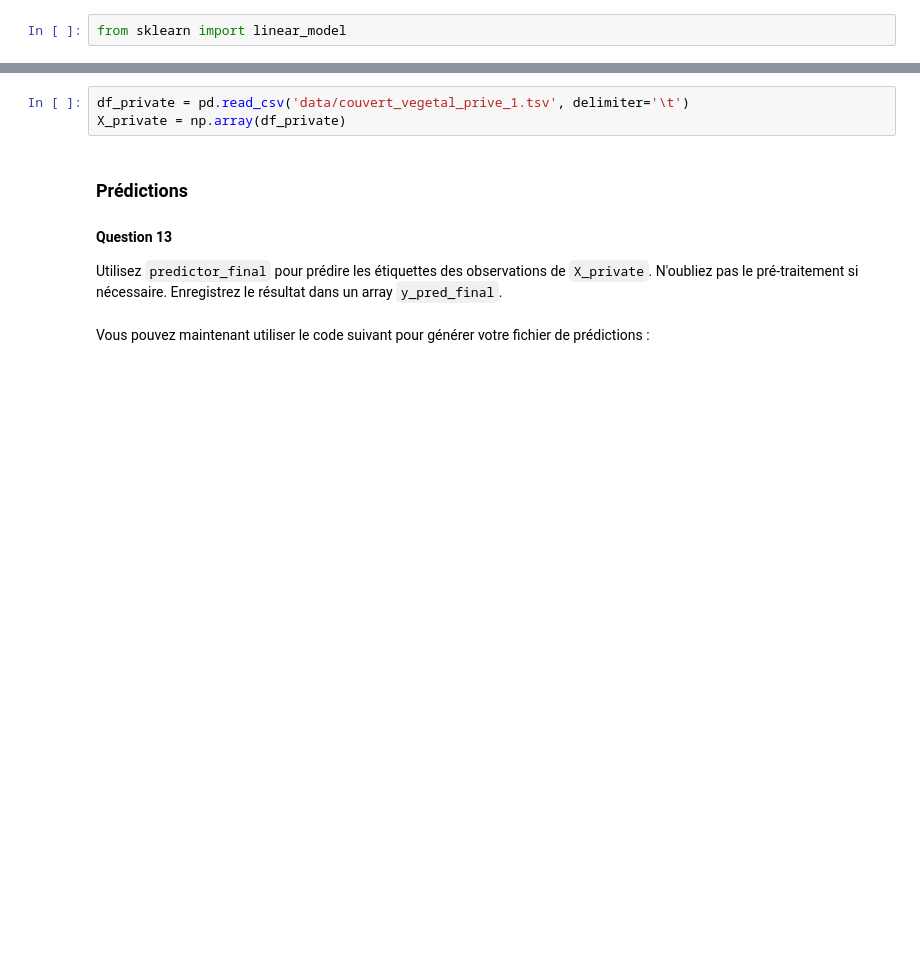
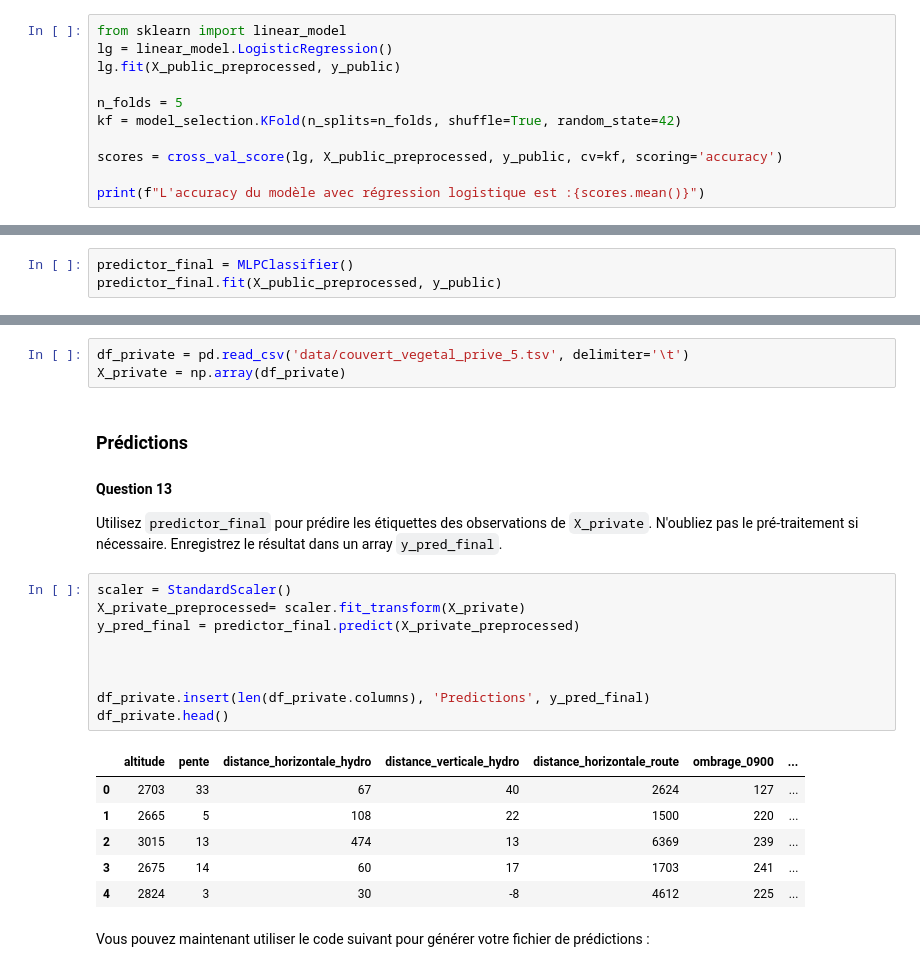
Before and after one commit to LucieTrolle/Projet-Traitement-du-Signal, a Jupyter notebook: Projet_SDD_2024.ipynb, the cells around one changed output, grey strips where cells are left out. Drawn from its saved outputs; the diff is of its cells as text; blank space fills up the shorter version.

```diff
--- a/Projet_SDD_2024.ipynb
+++ b/Projet_SDD_2024.ipynb
@@ -236,3 +281,12 @@ Comparez à l'accuracy du modèle de k plus proches voisins.
 Documentation : [sklearn.linear_model.LogisticRegression](https://scikit-learn.org/stable/modules/generated/sklearn.linear_model.LogisticRegression.html)
 # %%
 from sklearn import linear_model
+lg = linear_model.LogisticRegression()
+lg.fit(X_public_preprocessed, y_public)
+
+n_folds = 5
+kf = model_selection.KFold(n_splits=n_folds, shuffle=True, random_state=42)
+
+scores = cross_val_score(lg, X_public_preprocessed, y_public, cv=kf, scoring='accuracy')
+
+print(f"L'accuracy du modèle avec régression logistique est :{scores.mean()}")
@@ -255,3 +327,6 @@ Comparez aux accuracies obtenues jusqu'à présent.
 a) Quel algorithme d'apprentissage, avec quel(s) hyperparamètres, choisissez-vous pour apprendre votre modèle final ?
 
 b) Utilisez cet algorithme avec cet/ces hyperparamètres pour entraîner un  modèle `predictor_final` sur l'ensemble des données étiquetées. N'oubliez pas le pré-traitement si nécessaire.
+# %%
+predictor_final = MLPClassifier()
+predictor_final.fit(X_public_preprocessed, y_public)
@@ -264,13 +341,29 @@ Vous recevrez après avoir déclaré votre binôme un jeu de données nommé `co
 # %% [markdown]
 Vous pouvez maintenant charger le jeu de données externe (en remplaçant `1` par le bon numéro) :
 # %%
-df_private = pd.read_csv('data/couvert_vegetal_prive_1.tsv', delimiter='\t')
+df_private = pd.read_csv('data/couvert_vegetal_prive_5.tsv', delimiter='\t')
 X_private = np.array(df_private)
 # %% [markdown]
 ### Prédictions
 
 #### Question 13
 Utilisez `predictor_final` pour prédire les étiquettes des observations de `X_private`.  N'oubliez pas le pré-traitement si nécessaire. Enregistrez le résultat dans un array `y_pred_final`.
+# %%
+scaler = StandardScaler()
+X_private_preprocessed= scaler.fit_transform(X_private)
+y_pred_final = predictor_final.predict(X_private_preprocessed)
+
+
+
+df_private.insert(len(df_private.columns), 'Predictions', y_pred_final)
+df_private.head()
+# %% [output]
+|  | altitude | pente | distance_horizontale_hydro | distance_verticale_hydro | distance_horizontale_route | ombrage_0900 | ... |
+| 0 | 2703 | 33 | 67 | 40 | 2624 | 127 | ... |
+| 1 | 2665 | 5 | 108 | 22 | 1500 | 220 | ... |
+| 2 | 3015 | 13 | 474 | 13 | 6369 | 239 | ... |
+| 3 | 2675 | 14 | 60 | 17 | 1703 | 241 | ... |
+| 4 | 2824 | 3 | 30 | -8 | 4612 | 225 | ... |
 # %% [markdown]
 Vous pouvez maintenant utiliser le code suivant pour générer votre fichier de prédictions :
 # %%
```
Also changed, not shown: parts of 14 cells of this notebook.
